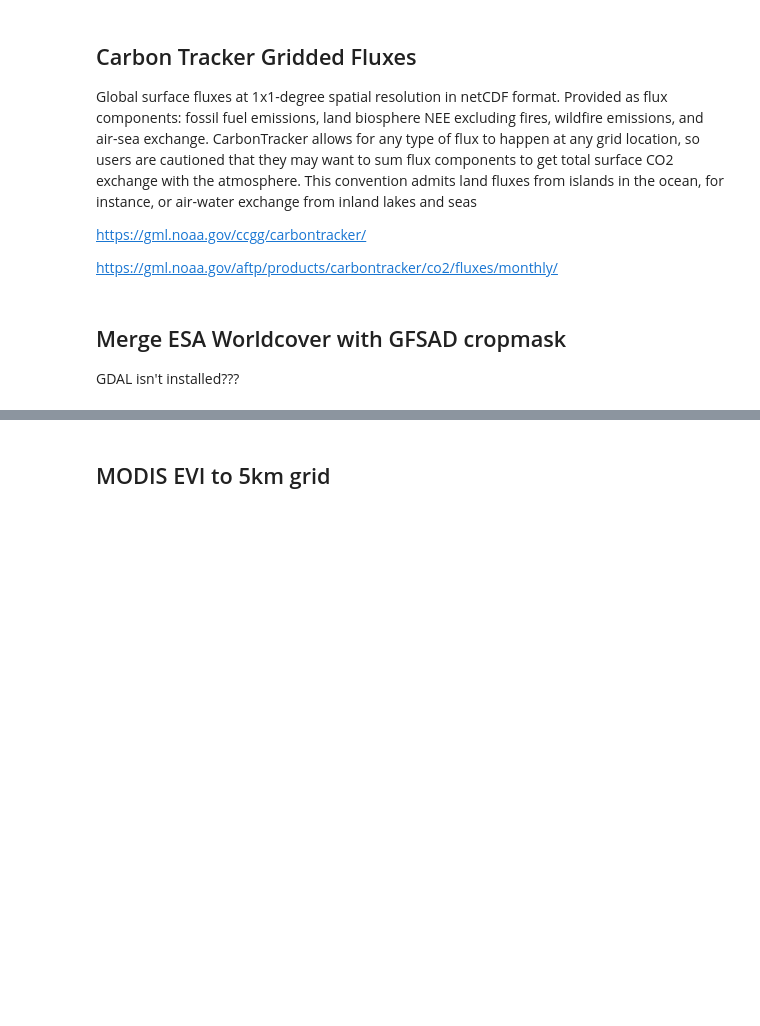
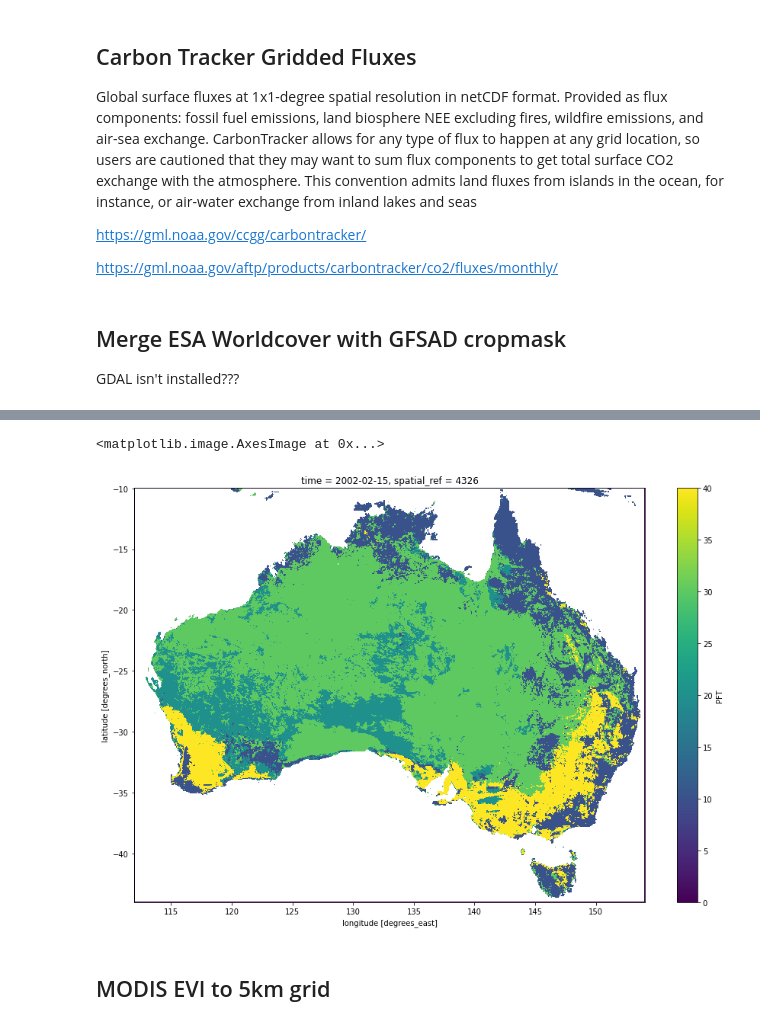
Before and after one commit to cbur24/NEE_modelling, a Jupyter notebook: 1_Collect_gridded_data.ipynb, the cells around one changed output, grey strips where cells are left out. Cells and saved outputs as stored; diff of their text form; code cells hidden in the pictures; blank space fills up the shorter version.

```diff
--- a/1_Collect_gridded_data.ipynb
+++ b/1_Collect_gridded_data.ipynb
@@ -668,0 +676,22 @@ lc_merged.to_netcdf('/g/data/os22/chad_tmp/NEE_modelling/data/Landcover_merged_5
+# %%
+lc = assign_crs(xr.open_dataset('/g/data/os22/chad_tmp/NEE_modelling/data/Landcover_merged_5km.nc').isel(time=1), crs='epsg:4326')
+# %%
+# Create folium Map (ipyleaflet is also supported)
+m = folium.Map()
+
+# Plot each sample image with different colormap
+lc.PFT.odc.add_to(m, opacity=1.0, cmap='Paired')
+
+# Zoom map to Australia
+m.fit_bounds(lc.odc.map_bounds())
+
+tile = folium.TileLayer(
+        tiles = 'https://server.arcgisonline.com/ArcGIS/rest/services/World_Imagery/MapServer/tile/{z}/{y}/{x}',
+        attr = 'Esri',
+        name = 'Esri Satellite',
+        overlay = True,
+        control = True
+       ).add_to(m)
+
+folium.LayerControl().add_to(m)
+display(m)
@@ -669,3 +700,8 @@ lc_merged.to_netcdf('/g/data/os22/chad_tmp/NEE_modelling/data/Landcover_merged_5
+# %%
+lc.PFT.plot.imshow(size=10)
+# %% [output]
+<matplotlib.image.AxesImage at 0x...>
+[figure, added]
 # %% [markdown]
 ## MODIS EVI to 5km grid
 # %%
```
Also changed, not shown: parts of 16 cells of this notebook, 40 other files.
